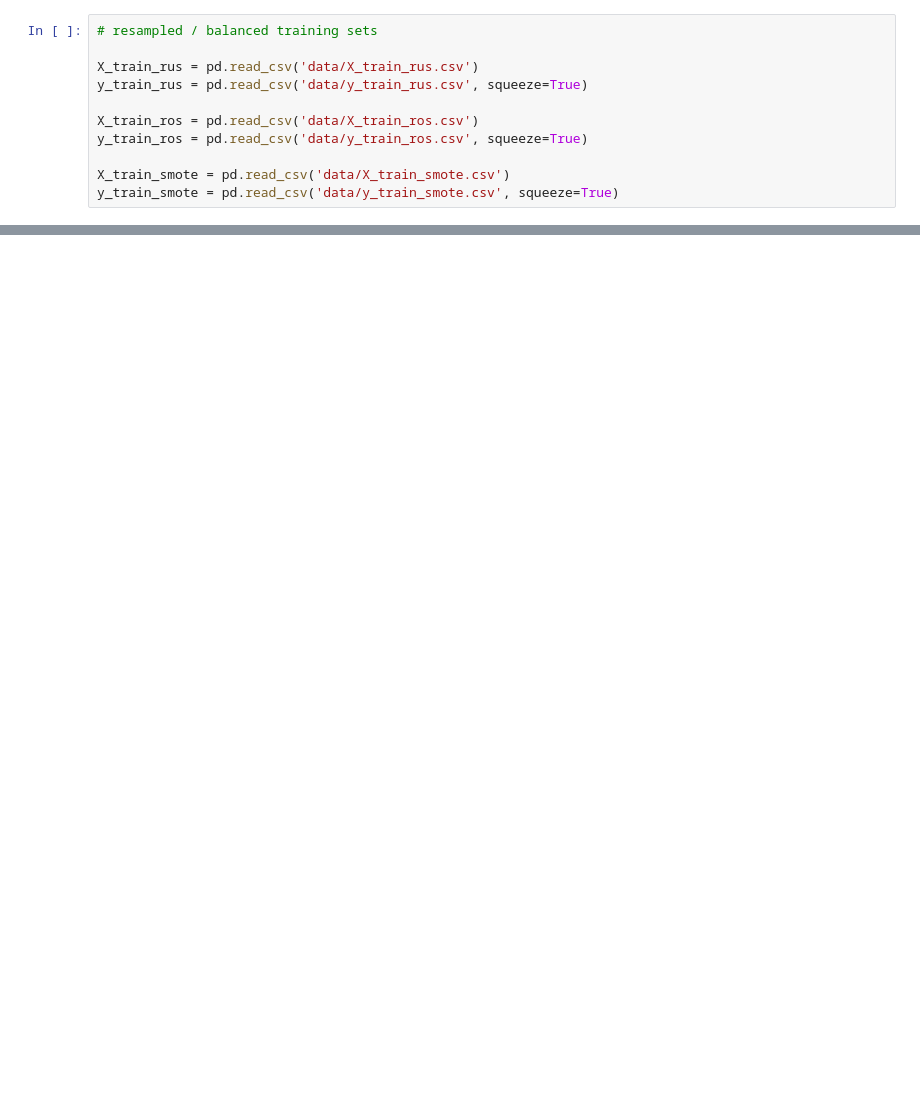
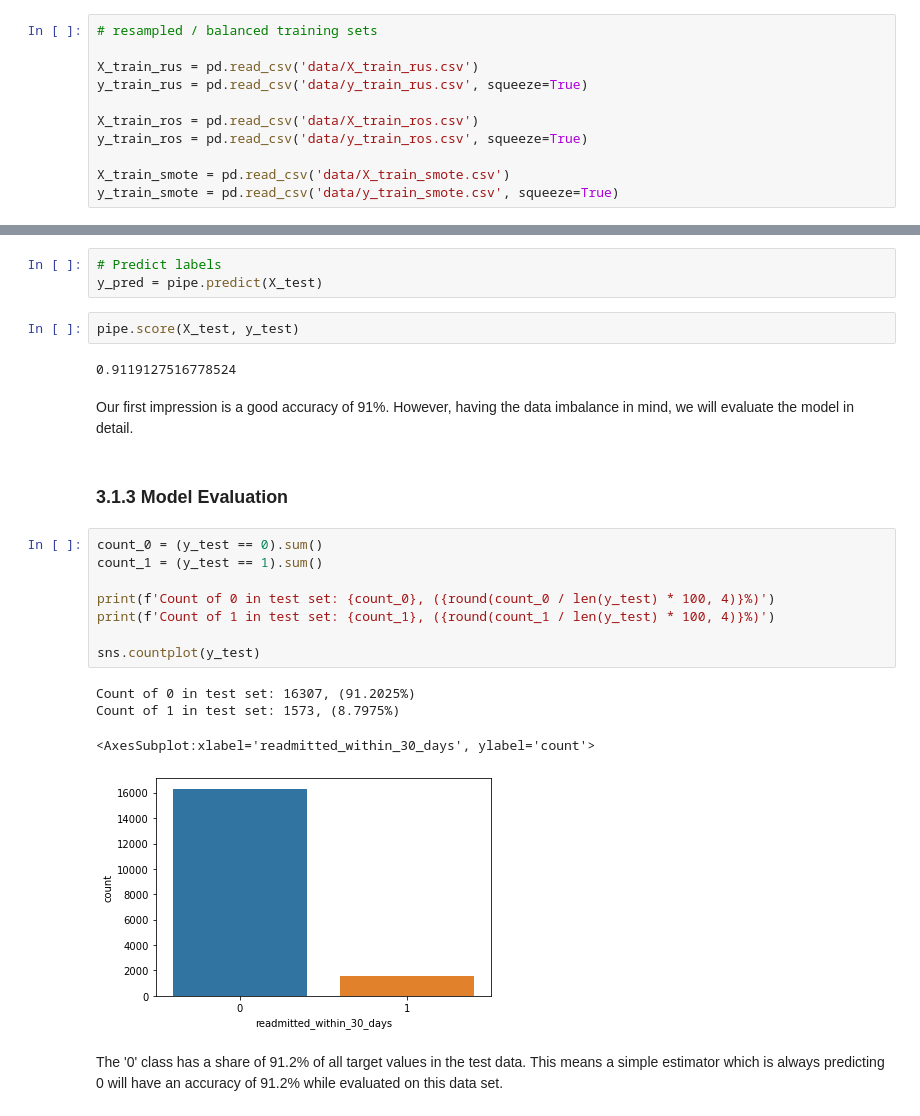
Before and after one commit to F4LLC0N3R/ML-Group-2---Diabetes, a Jupyter notebook: Logistic Regression.ipynb, the cells around one changed output, grey strips where cells are left out. Saved outputs shown, nothing was run; the diff lists cells and outputs as text; blank space fills up the shorter version.

```diff
--- a/Logistic Regression.ipynb
+++ b/Logistic Regression.ipynb
@@ -36,0 +54,26 @@ y_train_smote = pd.read_csv('data/y_train_smote.csv', squeeze=True)
+# %%
+# Predict labels
+y_pred = pipe.predict(X_test)
+# %%
+pipe.score(X_test, y_test)
+# %% [output]
+0.9119127516778524
+# %% [markdown]
+Our first impression is a good accuracy of 91%. However, having the data imbalance in mind, we will evaluate the model in detail.
+# %% [markdown]
+### 3.1.3 Model Evaluation
+# %%
+count_0 = (y_test == 0).sum()
+count_1 = (y_test == 1).sum()
+
+print(f'Count of 0 in test set: {count_0}, ({round(count_0 / len(y_test) * 100, 4)}%)')
+print(f'Count of 1 in test set: {count_1}, ({round(count_1 / len(y_test) * 100, 4)}%)')
+
+sns.countplot(y_test)
+# %% [output]
+Count of 0 in test set: 16307, (91.2025%)
+Count of 1 in test set: 1573, (8.7975%)
+<AxesSubplot:xlabel='readmitted_within_30_days', ylabel='count'>
+[figure, added]
+# %% [markdown]
+The '0' class has a share of 91.2% of all target values in the test data. This means a simple estimator which is always predicting 0 will have an accuracy of 91.2% while evaluated on this data set.
```
Also changed, not shown: parts of 48 cells of this notebook.
